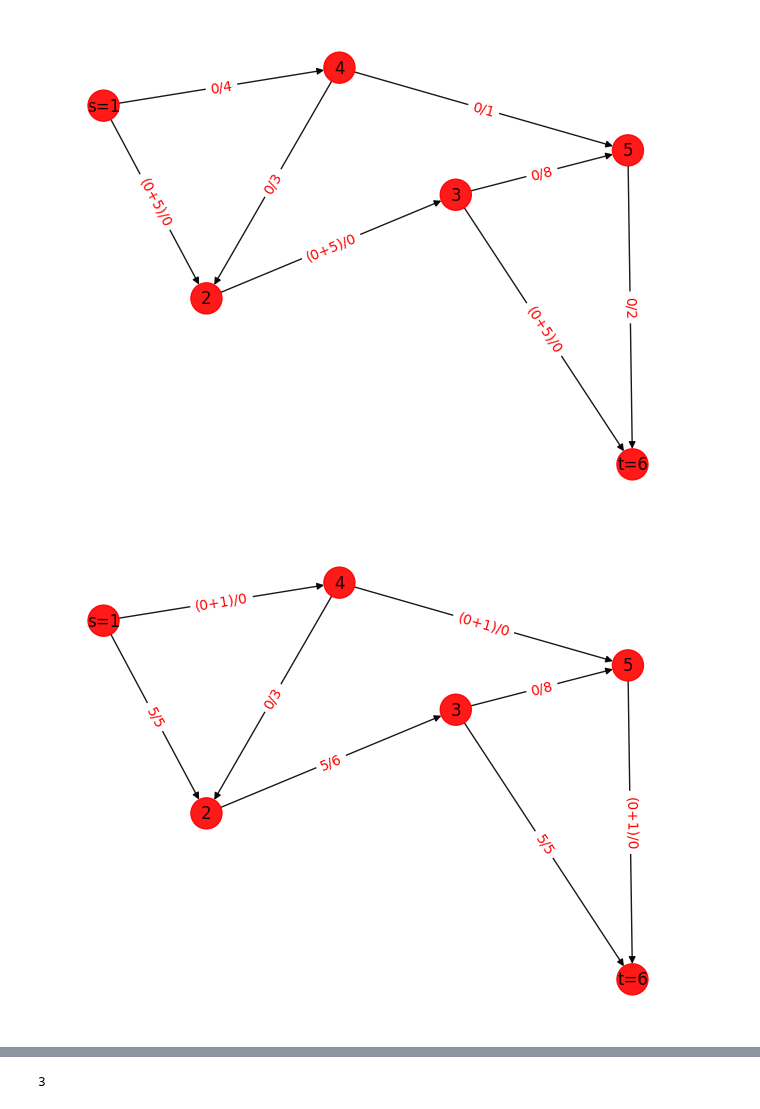
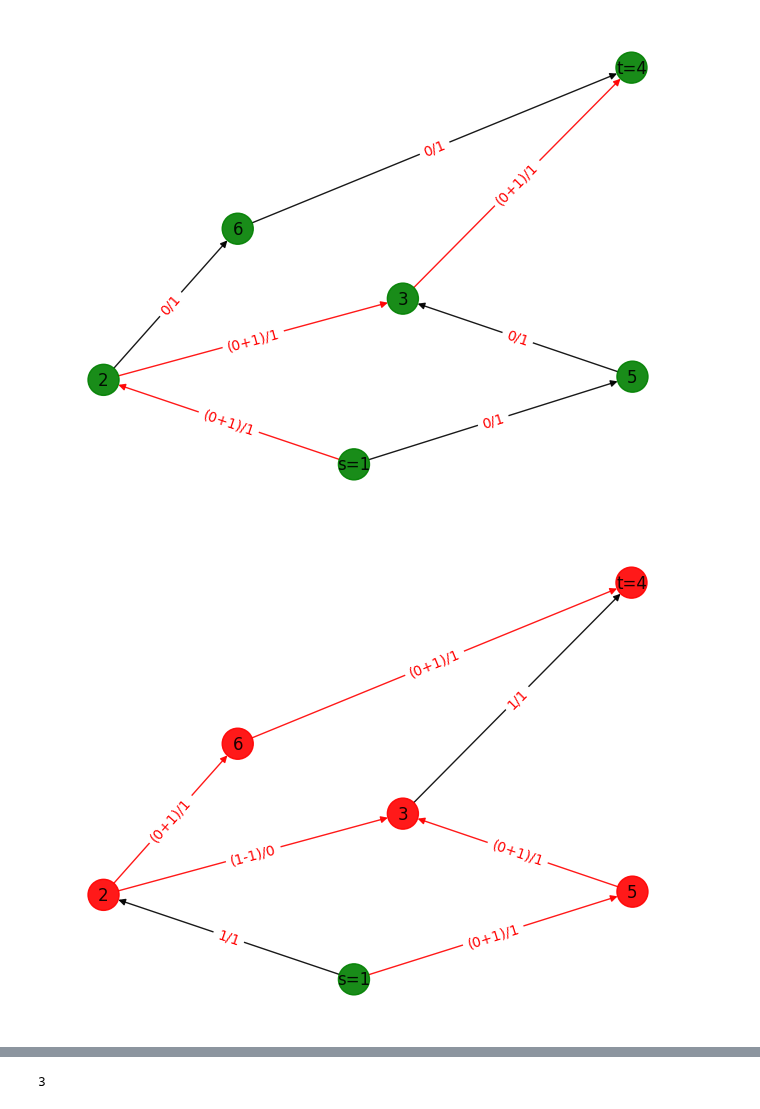
Before and after one commit to yukun-impa/algorithm-homework, a Jupyter notebook: main.ipynb, the cells around one changed output, grey strips where cells are left out. Saved outputs shown, nothing was run; the diff lists cells and outputs as text; code cells hidden in the pictures.

```diff
--- a/main.ipynb
+++ b/main.ipynb
@@ -268,25 +272,36 @@ class kthFlow:
         plt.figure()
 
         curr = target
+        colors = ['black' for u,v in G.edges()]
+        augmenting_path = []
+
         while curr != source:
             prev = self.parent[curr]
+            flow = self.original_edges[prev][curr] - self.edges[prev][curr]
             cap = self.original_edges[prev][curr]
             if self.original_edges[prev][curr] > 0:
                 edge_label[(prev, curr)] = "(" + str(flow) + "+" + str(new_flow) + ")/" + str(cap)
             else:
-                edge_label[(prev, curr)] = "(" + str(flow) + "-" + str(new_flow) + ")/" + str(cap)
+                edge_label[(prev, curr)] = "(" + str(-flow) + "-" + str(new_flow) + ")/" + str(cap)
             self.edges[prev][curr] -= new_flow
             self.edges[curr][prev] += new_flow
+            augmenting_path.append((prev, curr))
+            augmenting_path.append((curr, prev))
             curr = prev
 
+        edge_index = 0
+        for edge in G.edges():
+            if edge in augmenting_path:
+                colors[edge_index] = 'red'
+            edge_index += 1
         color = []
 
         st = self.minimumcut(source, target)
         for i in range(1, self.nodes_num + 1):
             if st[i]:
+                color.append('green')
+            else:
                 color.append('red')
-            else:
-                color.append('green')
 
         labels={node: node for node in G.nodes()}
         labels[source] = 's=' + str(source)
@@ -301,7 +316,7 @@ class kthFlow:
             pos = self.pos
 
         nx.draw(
-            G, pos, edge_color = "black", width=1, linewidths=1,
+            G, pos, edge_color = colors, width=1, linewidths=1,
             node_size=500, node_color=color, alpha=0.9,
             labels=labels
 
@@ -315,23 +330,20 @@ class kthFlow:
         )
 # %%
 
-
-maximumflow =kthFlow(6)
-maximumflow.add_edge(1, 2, 5)
-maximumflow.add_edge(1, 4, 4)
-maximumflow.add_edge(4, 2, 3)
-maximumflow.add_edge(2, 3, 6)
-maximumflow.add_edge(4, 5, 1)
-maximumflow.add_edge(3, 5, 8)
-maximumflow.add_edge(5, 6, 2)
-maximumflow.add_edge(3, 6, 5)
-maximumflow.print_result(1, 6)
-maximumflow.print_result(1, 6)
-maximumflow.print_result(1, 6)
-maximumflow.print_result(1, 6)
-maximumflow.print_result(1, 6)
-maximumflow.print_result(1, 6)
-maximumflow.print_result(1, 6)
+maximumflow = kthFlow(6)
+maximumflow.add_edge(1, 2, 1)
+maximumflow.add_edge(1, 5, 1)
+maximumflow.add_edge(2, 3, 1)
+maximumflow.add_edge(5, 3, 1)
+maximumflow.add_edge(2, 6, 1)
+maximumflow.add_edge(3, 4, 1)
+maximumflow.add_edge(6, 4, 1)
+maximumflow.print_result(1, 4)
+maximumflow.print_result(1, 4)
+maximumflow.print_result(1, 4)
+maximumflow.print_result(1, 4)
+maximumflow.print_result(1, 4)
+maximumflow.print_result(1, 4)
 # %% [output]
-[figure, old version]
+[figure, new version]
-[figure, old version]
+[figure, new version]
```
Also changed, not shown: parts of 7 cells of this notebook.
